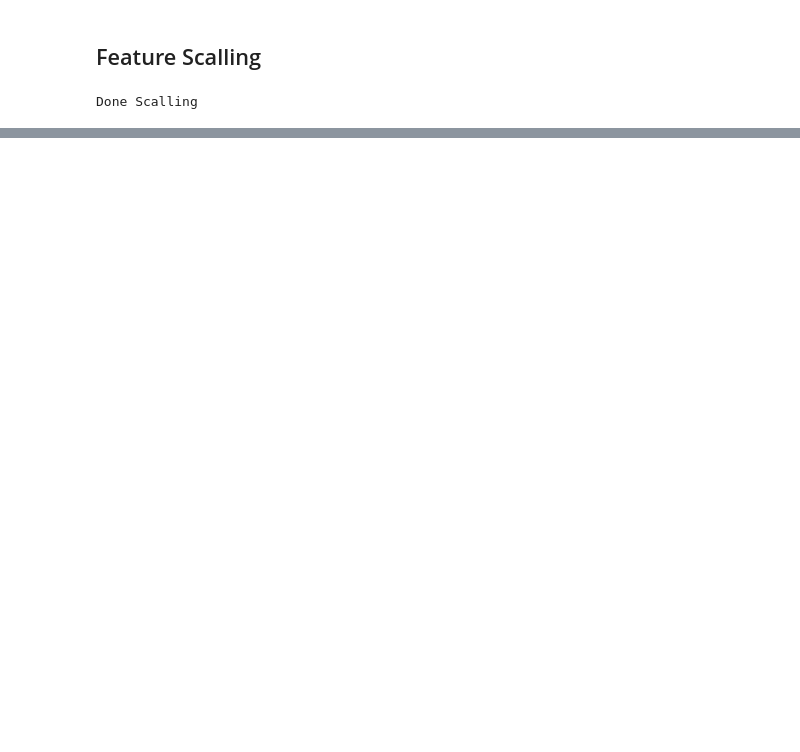
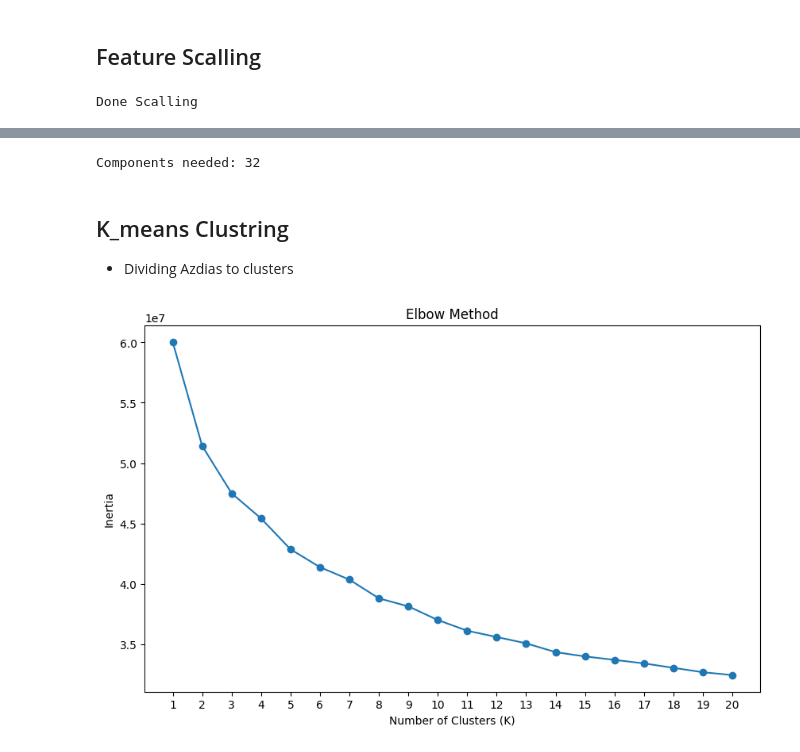
Before and after one commit to mohamed-295/UnsupervisedML_Project, a Jupyter notebook: UnsupervisedML_Project.ipynb, the cells around one changed output, grey strips where cells are left out. Cells and saved outputs as stored; diff of their text form; code cells hidden in the pictures; blank space fills up the shorter version.

Commit message:
Added PCA & clustring

```diff
--- a/UnsupervisedML_Project.ipynb
+++ b/UnsupervisedML_Project.ipynb
@@ -246,0 +262,11 @@ Done Scalling
+# %%
+# Number of components that explains 85% of variance
+n_components = np.argmax(cumulative_variance >= 0.85) + 1
+print(f'Components needed: {n_components}')
+# %% [output]
+Components needed: 32
+# %%
+# Fitting the PCA with the best number of components
+pca = PCA(n_components=n_components)
+azdias_pca = pca.fit_transform(azdias_scaled)
+customers_pca = pca.transform(customers_scaled)
@@ -246,0 +302,20 @@ Done Scalling
+# %% [markdown]
+## K_means Clustring
+ * Dividing Azdias to clusters
+# %%
+scores = []
+k_range = range(1,21)
+
+for k in k_range:
+    kmeans = KMeans(n_clusters=k, random_state=42).fit(azdias_pca)
+    scores.append(abs(kmeans.score(azdias_pca)))
+
+plt.figure(figsize=(10, 6))
+plt.xticks(k_range)
+plt.plot(k_range, scores, marker='o')
+plt.xlabel('Number of Clusters (K)')
+plt.ylabel('Inertia')
+plt.title('Elbow Method')
+plt.show()
+# %% [output]
+[figure, added]
```
Also changed, not shown: parts of 22 cells of this notebook.
